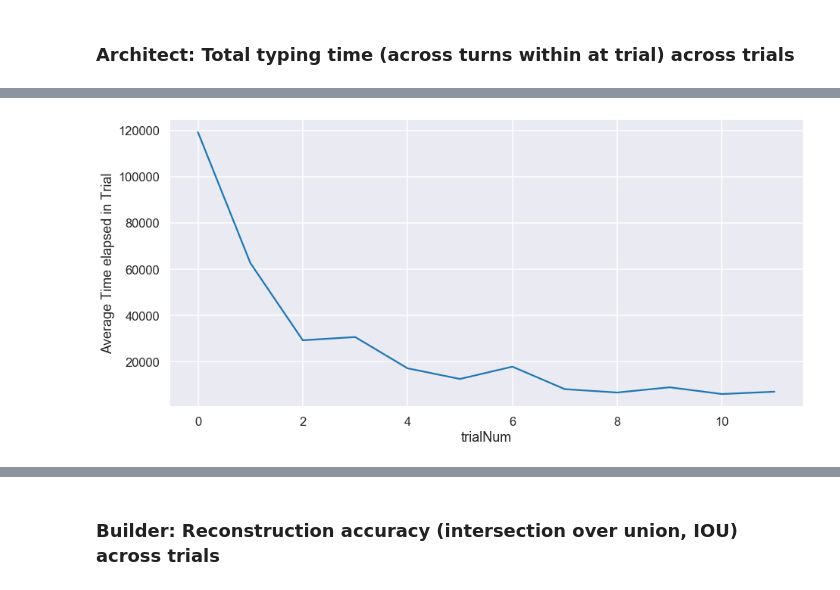
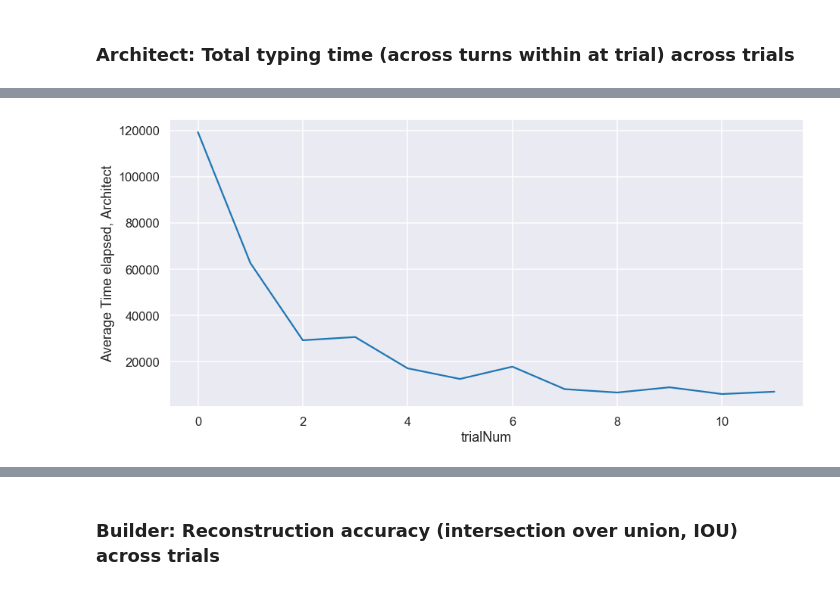
Before and after one commit to cogtoolslab/compositional-abstractions, a Jupyter notebook: analysis/compabs_analysis.ipynb, the cells around one changed output, grey strips where cells are left out. Cells and saved outputs as stored; diff of their text form; code cells hidden in the pictures.

```diff
--- a/analysis/compabs_analysis.ipynb
+++ b/analysis/compabs_analysis.ipynb
@@ -330,5 +336,5 @@ df_chat["timeElapsedInTurn"] = pd.to_numeric(df_chat['timeElapsedInTurn'])
 ## line plots
 fig, ax = plt.subplots(figsize=(15,7))
 df_chat.groupby(['gameid','trialNum'])['timeElapsedInTurn'].sum().groupby(['trialNum']).mean().plot(ax = ax)
-plt.ylabel('Average Time elapsed in Trial')
+plt.ylabel('Average Time elapsed, Architect')
 # %% [output]
@@ -336,4 +342,4 @@ Text(0, 0.5, 'Average Time elapsed in Trial')
-[figure, old version]
+[figure, new version]
 # %%
 df_chat.groupby(['gameid','trialNum'])['timeElapsedInTurn'].sum().groupby(['trialNum']).mean()
 # %% [output]
```
Also changed, not shown: parts of 17 cells of this notebook.
